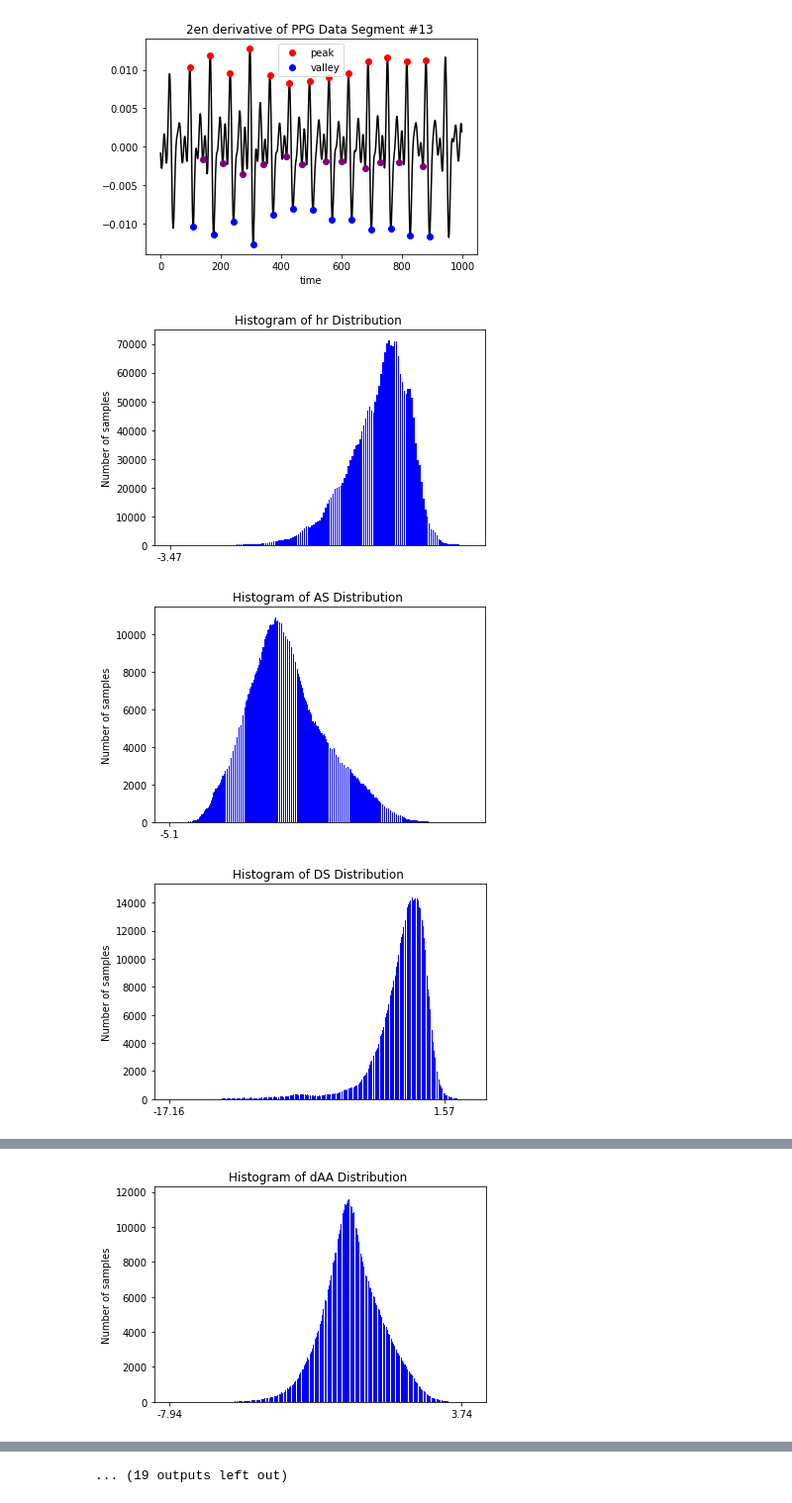
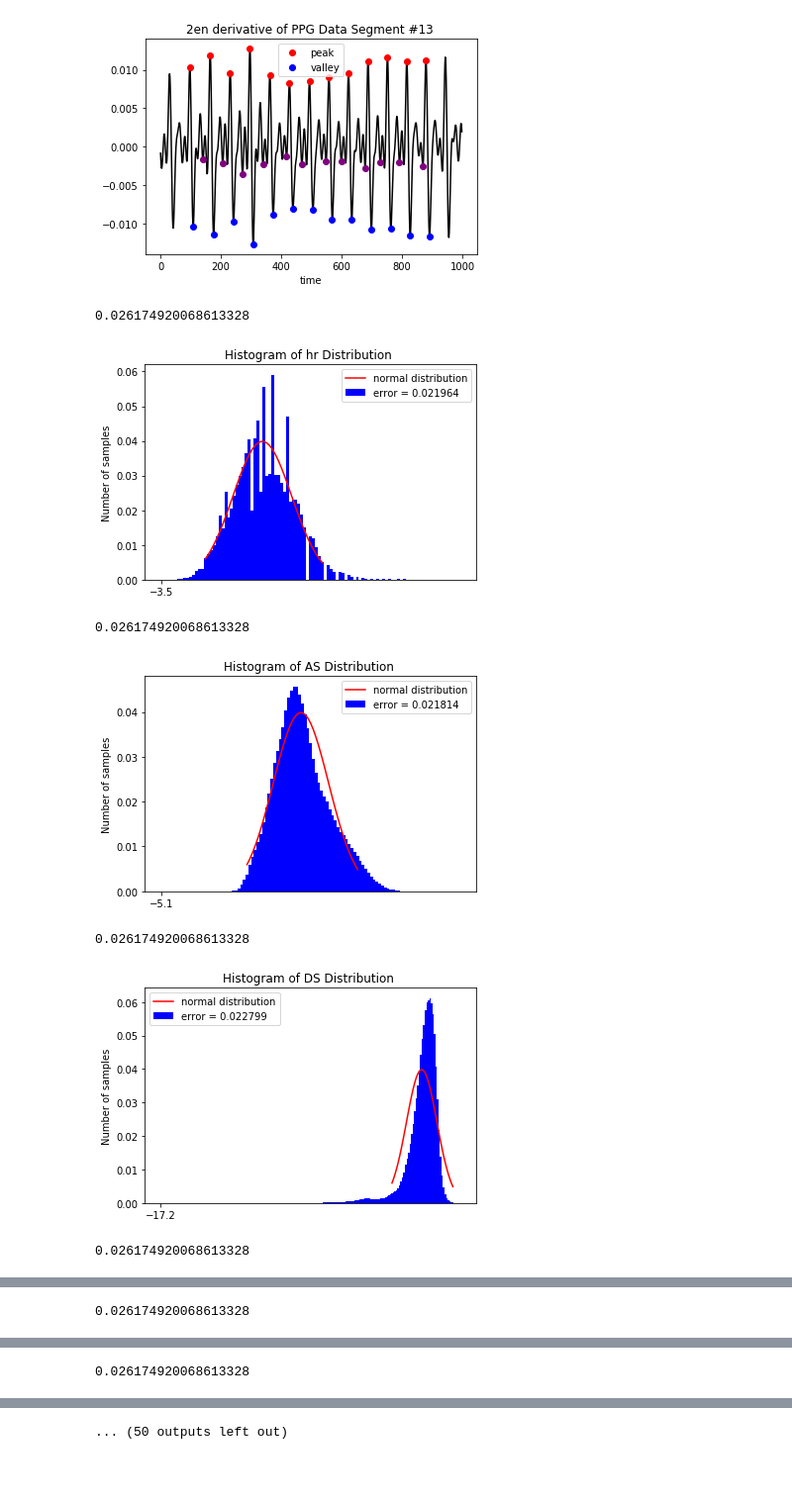
Before and after one commit to Yan-Cheng-Hsu/Blood-Pressure-Estimation-Model, a Jupyter notebook: PPG_Preprocessing/FeatureExtraction_32features.ipynb, the cells around one changed output, grey strips where cells are left out. Shown: that part at 99% size. Cells and saved outputs as stored; diff of their text form; code cells hidden in the pictures; blank space fills up the shorter version.

Commit message:
fit normal distribution.

```diff
--- a/PPG_Preprocessing/FeatureExtraction_32features.ipynb
+++ b/PPG_Preprocessing/FeatureExtraction_32features.ipynb
@@ -340,11 +340,13 @@ for index in range( len(Features[0][0])  ):
     Att[ L[index] ] = np.array( Att[ L[index] ] )
 for i in L:
         Att[ i ] = ( Att[ i ] - np.mean( Att[ i ] ) ) / np.std( Att[ i ] )
-        Att[ i ] = np.round( Att[ i ] , 2 )
+        Att[ i ] = np.round( Att[ i ] , 1 )
         Att[ i ] = np.sort( Att[ i ] , kind = 'heapsort' )
 # %%
+import math
 x = {}
 y = {}
+g = {}
 for index in L:
     x[ index ] = []
     y[ index ] = []
@@ -358,19 +360,37 @@ for index in L:
             x[ index ].append( Att[ index ][i] )
             y[ index ].append( 1 )
             j = j + 1
-
-    for i in range( len(x[ index ]) ):
-        x[ index ][i] = str( x[ index ] [i])
+    g[ index ] = 1/math.sqrt(2*np.pi)*np.exp( np.power( x[index] , 2 ) / (-2) ) /10
+    g[ index ] =
+    '''for i in range( len(x[ index ]) ):
+        x[ index ][i] = str( x[ index ] [i])'''
 # %%
+import math
+import pandas as pd
+from scipy.stats import norm
 for i in L:
     if i != 'PIR':
-        plt.bar( x[i] , y[i] , color = 'blue' )
+
+        a = np.linspace( -2 , 2 , 41)
+        b = norm.cdf(a+0.1)-norm.cdf(a)
+        c = pd.Series(index=a, dtype=float).fillna(0)
+        for xi, yi, in zip(x[i],y[i]/np.sum(y[i])):
+            if xi in c.index:
+                c[xi] = yi
+        print(np.mean(b**2)**0.5)
+        plt.bar( x[i] , y[i]/np.sum( y[i] ) , color = 'blue' , width = 0.1 , label = 'error = %f'%(((b-c)**2).mean()**0.5) )
+        plt.plot( a , b, color = 'red' , label = 'normal distribution' )
         plt.title( 'Histogram of ' + i + ' Distribution ' )
-        plt.xticks( x[i][0::1000] )
-        plt.savefig( '/data1/Yan-Cheng-Hsu/TimeSeriesFeatures/TDFE_20200601/' + i + '.png' )
+        plt.xticks( x[i][0::500] )
+        #plt.savefig( '/data1/Yan-Cheng-Hsu/TimeSeriesFeatures/TDFE_20200601/' + i + '.png' )
         plt.ylabel( 'Number of samples' )
+        plt.legend( loc = 'best' )
         plt.show()
 # %% [output]
+0.026174920068613328
-[figure, old version]
+[figure, new version]
+0.026174920068613328
-[figure, old version]
+[figure, new version]
+0.026174920068613328
-[figure, old version]
+[figure, new version]
+0.026174920068613328
@@ -377,0 +398 @@ for i in L:
+0.026174920068613328
@@ -378,0 +400 @@ for i in L:
+0.026174920068613328
@@ -380 +401,0 @@ for i in L:
-[figure, removed]
@@ -386,4 +402,4 @@ for i in L:
-... (19 outputs left out)
+... (50 outputs left out)
 # %%
 L = [ 'SBP' , 'DBP' ]
 Att = {}
```
Also changed, not shown: parts of 3 cells of this notebook, 1 other file.
